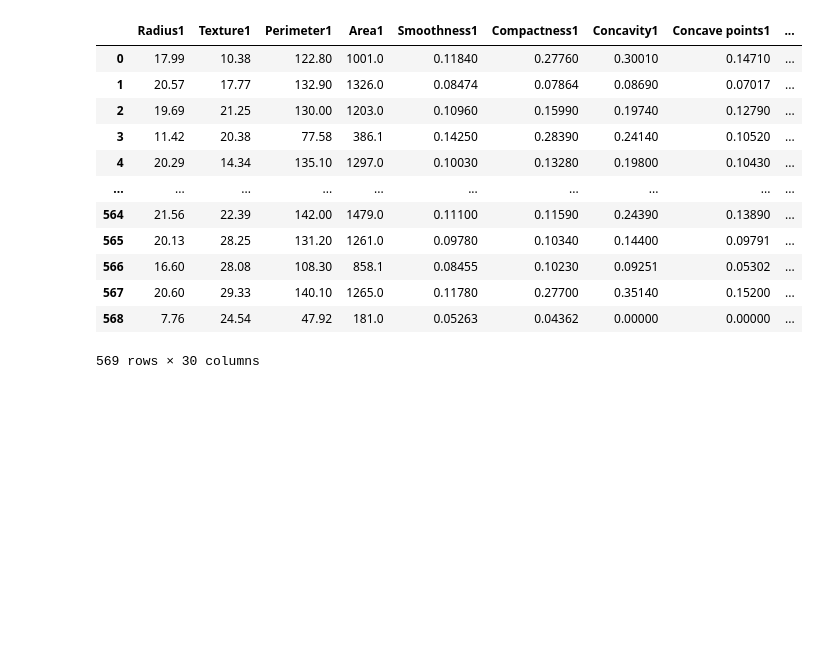
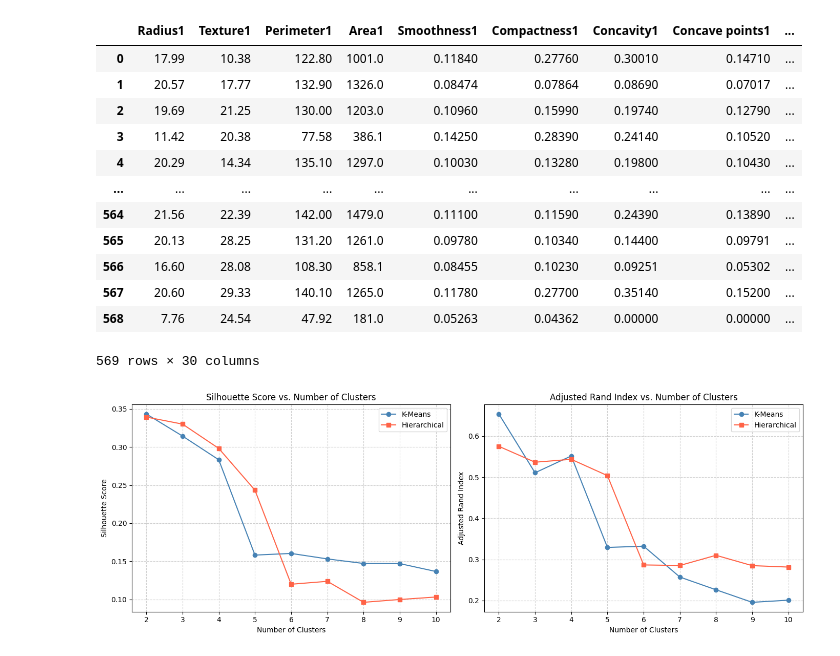
Before and after one commit to efe-cKia00/python-machine-learning-book-3rd-edition, a Jupyter notebook: ch11/Project 5/a5.ipynb, the cells around one changed output. Cells and saved outputs as stored; diff of their text form; code cells hidden in the pictures; blank space fills up the shorter version.

```diff
--- a/ch11/Project 5/a5.ipynb
+++ b/ch11/Project 5/a5.ipynb
@@ -10,15 +10,15 @@ import numpy as np
 df_wdbc = pd.read_csv("./wdbc.data", header=None)
 
 # Unlabel the dataset
-df_wdbc = df_wdbc.drop(columns=[0,1])
+df_wdbc_unlabeled = df_wdbc.drop(columns=[0,1])
 
 # Apply column names to each feature in the dataset
-df_wdbc.columns = ['Radius1', 'Texture1', 'Perimeter1', 'Area1', 'Smoothness1', 'Compactness1', 'Concavity1', 'Concave points1', 'Symmetry1', 'Fractal dimension1',
+df_wdbc_unlabeled.columns = ['Radius1', 'Texture1', 'Perimeter1', 'Area1', 'Smoothness1', 'Compactness1', 'Concavity1', 'Concave points1', 'Symmetry1', 'Fractal dimension1',
                     'Radius2', 'Texture2', 'Perimeter2', 'Area2', 'Smoothness2', 'Compactness2', 'Concavity2', 'Concave points2', 'Symmetry2', 'Fractal dimension2',
                     'Radius3', 'Texture3', 'Perimeter3', 'Area3', 'Smoothness3', 'Compactness3', 'Concavity3', 'Concave points3', 'Symmetry3', 'Fractal dimension3'
 ]
 
-df_wdbc
+df_wdbc_unlabeled
 # %% [output]
 |  | Radius1 | Texture1 | Perimeter1 | Area1 | Smoothness1 | Compactness1 | Concavity1 | Concave points1 | ... |
 | 0 | 17.99 | 10.38 | 122.80 | 1001.0 | 0.11840 | 0.27760 | 0.30010 | 0.14710 | ... |
@@ -35,0 +68,28 @@ df_wdbc
+# %%
+# Plot
+fig, (ax1, ax2) = plt.subplots(1, 2, figsize=(14, 5))
+
+# Silhouette Score plot
+ax1.plot(k_range, kmeans_sil, color='steelblue', marker='o', label='K-Means')
+ax1.plot(k_range, hier_sil, color='tomato', marker='s', label='Hierarchical')
+ax1.set_title('Silhouette Score vs. Number of Clusters')
+ax1.set_xlabel('Number of Clusters')
+ax1.set_ylabel('Silhouette Score')
+ax1.set_xticks(k_range)
+ax1.legend()
+ax1.grid(True, linestyle='--', alpha=0.6)
+
+# ARI plot
+ax2.plot(k_range, kmeans_ari, color='steelblue', marker='o', label='K-Means')
+ax2.plot(k_range, hier_ari, color='tomato', marker='s', label='Hierarchical')
+ax2.set_title('Adjusted Rand Index vs. Number of Clusters')
+ax2.set_xlabel('Number of Clusters')
+ax2.set_ylabel('Adjusted Rand Index')
+ax2.set_xticks(k_range)
+ax2.legend()
+ax2.grid(True, linestyle='--', alpha=0.6)
+
+plt.tight_layout()
+plt.show()
+# %% [output]
+[figure, added]
```
Also changed, not shown: parts of 2 cells of this notebook.
